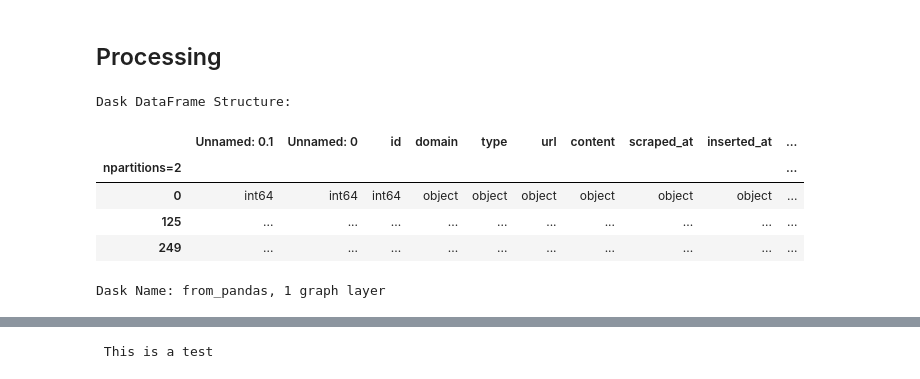
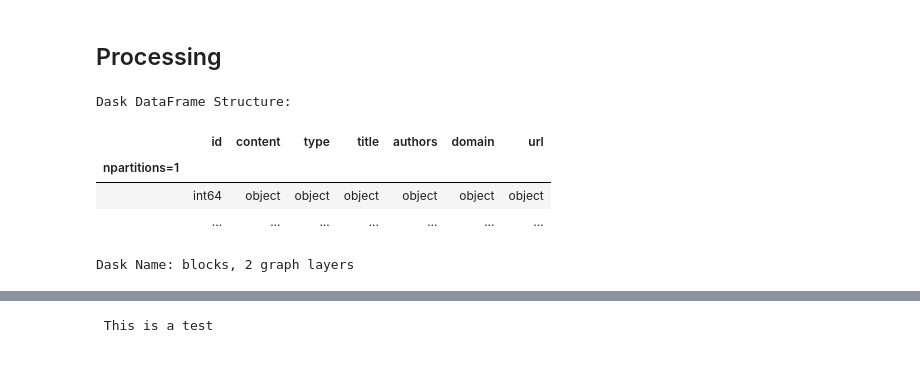
Before and after one commit to KristianDamPedersen/fakenewsproject, a Jupyter notebook: textprocessing.ipynb, the cells around one changed output, grey strips where cells are left out. Saved outputs shown, nothing was run; the diff lists cells and outputs as text; code cells hidden in the pictures.

```diff
--- a/textprocessing.ipynb
+++ b/textprocessing.ipynb
@@ -34,14 +18,12 @@ def remove_emails(text):
     return re.sub(r'\S*@\S*\s?', '', text)
 # %%
 # Load data into data frame
-from dask.dataframe import from_pandas
-df = from_pandas(pandas_df, npartitions=2)
+df = dd.read_parquet('data/c1.parquet').partitions[0]
 df
 # %% [output]
 Dask DataFrame Structure:
-|  | Unnamed: 0.1 | Unnamed: 0 | id | domain | type | url | content | scraped_at | inserted_at | ... |
-| npartitions=2 |  |  |  |  |  |  |  |  |  | ... |
-| 0 | int64 | int64 | int64 | object | object | object | object | object | object | ... |
-| 125 | ... | ... | ... | ... | ... | ... | ... | ... | ... | ... |
-| 249 | ... | ... | ... | ... | ... | ... | ... | ... | ... | ... |
+|  | id | content | type | title | authors | domain | url |
+| npartitions=1 |  |  |  |  |  |  |  |
+|  | int64 | object | object | object | object | object | object |
+|  | ... | ... | ... | ... | ... | ... | ... |
-Dask Name: from_pandas, 1 graph layer
+Dask Name: blocks, 2 graph layers
```
Also changed, not shown: parts of 50 cells of this notebook, 2 other files.
